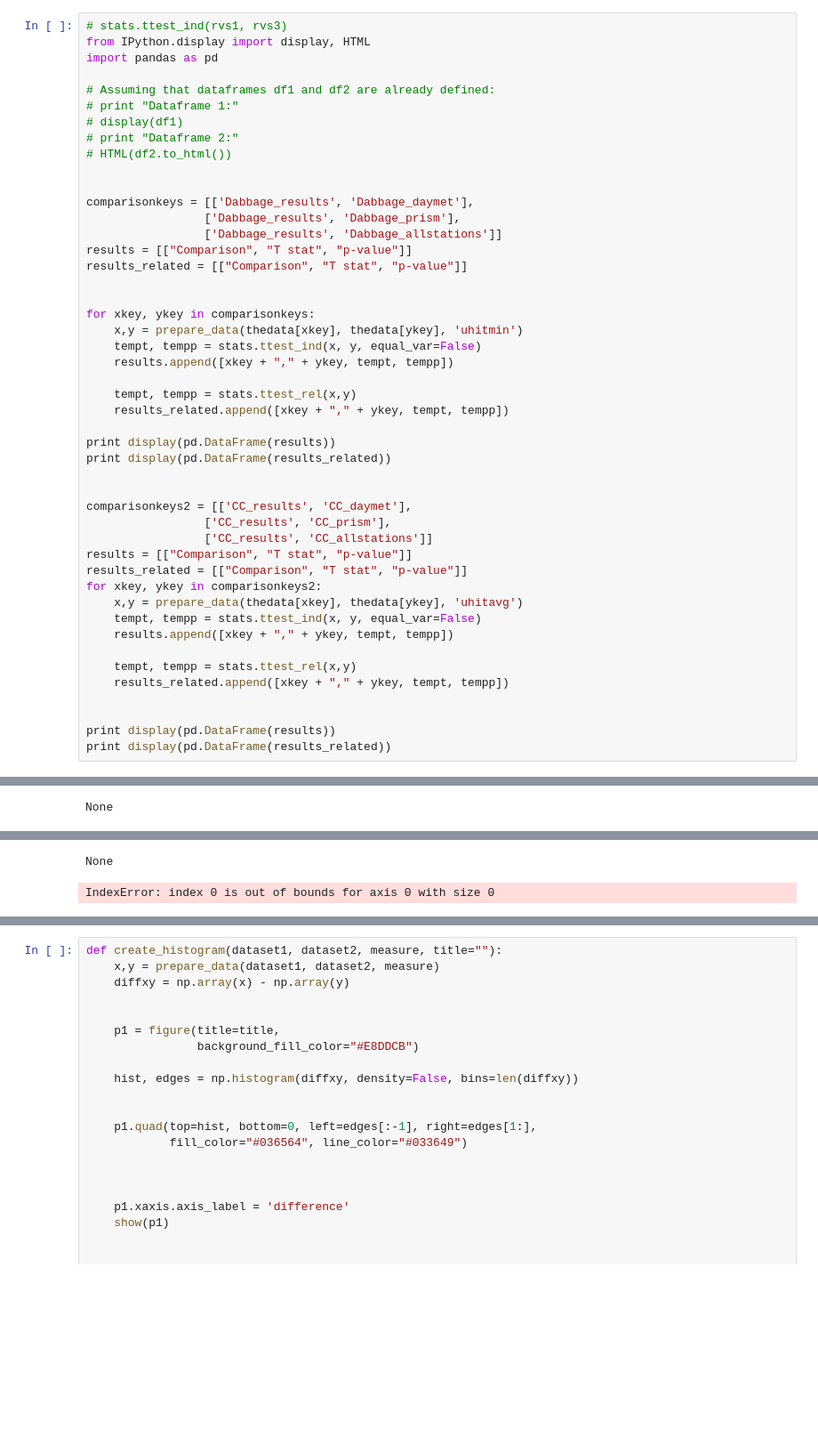
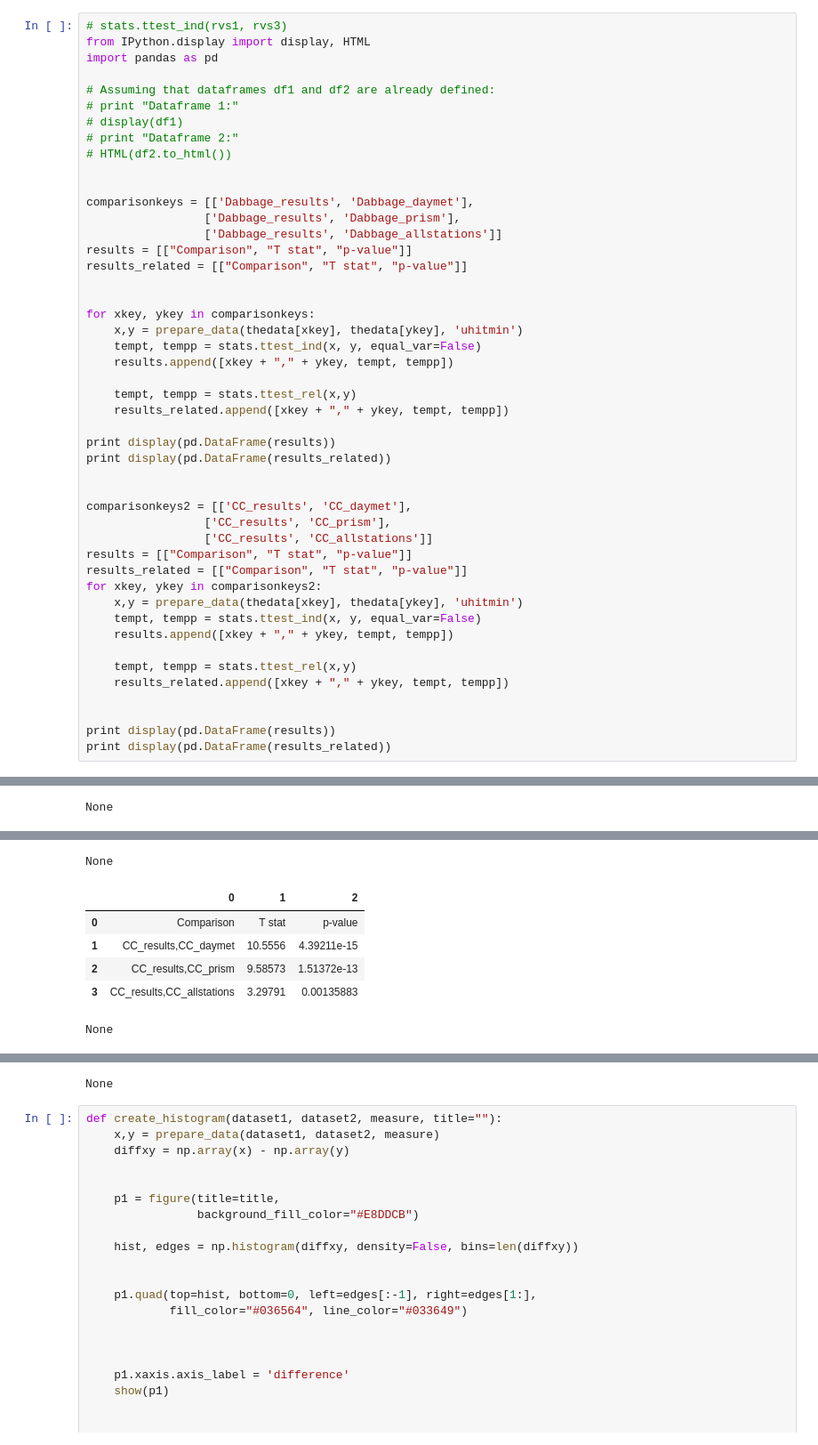
Before and after one commit to nathanhilbert/UHI_Method_Comparison, a Jupyter notebook: Scatterplots of results.ipynb, the cells around one changed output, grey strips where cells are left out. Shown at 89% size. Cells and saved outputs as stored; diff of their text form; blank space fills up the shorter version.

Commit message:
update logic for CC station data

```diff
--- a/Scatterplots of results.ipynb
+++ b/Scatterplots of results.ipynb
@@ -165,32 +165,37 @@ print display(pd.DataFrame(results_related))
 
 
 comparisonkeys2 = [['CC_results', 'CC_daymet'],
                  ['CC_results', 'CC_prism'],
                  ['CC_results', 'CC_allstations']]
 results = [["Comparison", "T stat", "p-value"]]
 results_related = [["Comparison", "T stat", "p-value"]]
 for xkey, ykey in comparisonkeys2:
-    x,y = prepare_data(thedata[xkey], thedata[ykey], 'uhitavg')
+    x,y = prepare_data(thedata[xkey], thedata[ykey], 'uhitmin')
     tempt, tempp = stats.ttest_ind(x, y, equal_var=False)
     results.append([xkey + "," + ykey, tempt, tempp])
 
     tempt, tempp = stats.ttest_rel(x,y)
     results_related.append([xkey + "," + ykey, tempt, tempp])
 
 
 print display(pd.DataFrame(results))
 print display(pd.DataFrame(results_related))
 # %% [output]
 |  | 0 | 1 | 2 |
 | 0 | Comparison | T stat | p-value |
 | 1 | Dabbage_results,Dabbage_daymet | -0.223292 | 0.824289 |
 | 2 | Dabbage_results,Dabbage_prism | -1.03811 | 0.304782 |
 | 3 | Dabbage_results,Dabbage_allstations | -5.10105 | 5.18598e-06 |
 None
 |  | 0 | 1 | 2 |
 | 0 | Comparison | T stat | p-value |
 | 1 | Dabbage_results,Dabbage_daymet | -0.22756 | 0.821066 |
 | 2 | Dabbage_results,Dabbage_prism | -1.05822 | 0.296004 |
 | 3 | Dabbage_results,Dabbage_allstations | -5.63599 | 1.23439e-06 |
 None
+|  | 0 | 1 | 2 |
+| 0 | Comparison | T stat | p-value |
+| 1 | CC_results,CC_daymet | 10.5556 | 4.39211e-15 |
+| 2 | CC_results,CC_prism | 9.58573 | 1.51372e-13 |
+| 3 | CC_results,CC_allstations | 3.29791 | 0.00135883 |
-IndexError: index 0 is out of bounds for axis 0 with size 0
+None
@@ -197,3 +207,4 @@ IndexError: index 0 is out of bounds for axis 0 with size 0
+None
 # %%
 def create_histogram(dataset1, dataset2, measure, title=""):
     x,y = prepare_data(dataset1, dataset2, measure)
```
Also changed, not shown: parts of 2 cells of this notebook, 3 other files.
